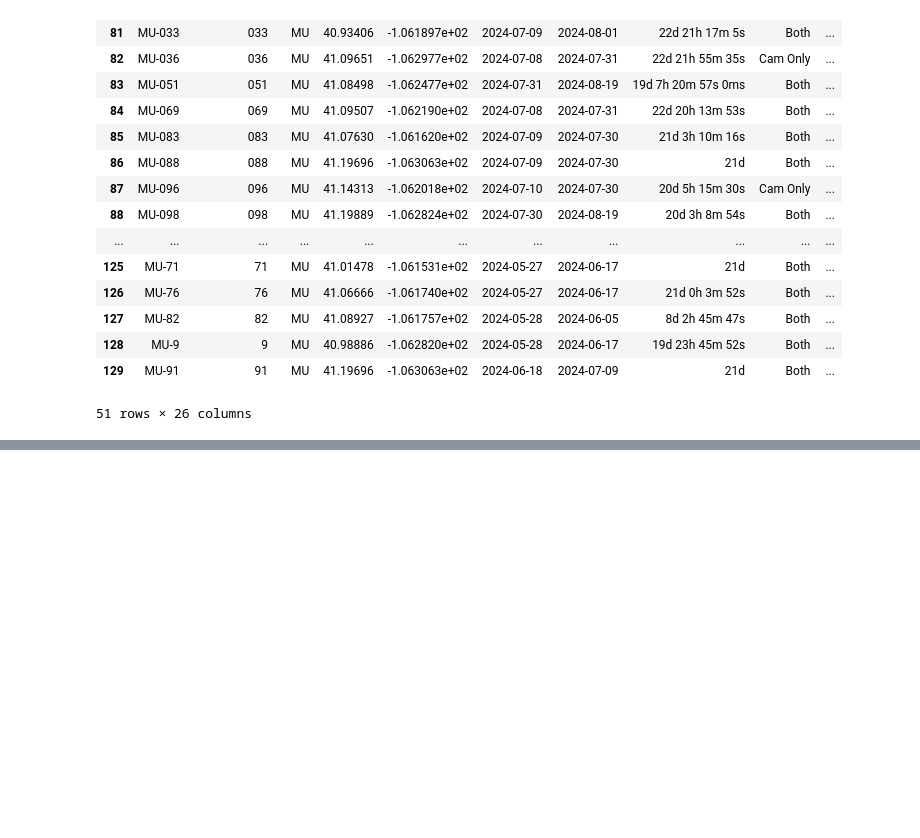
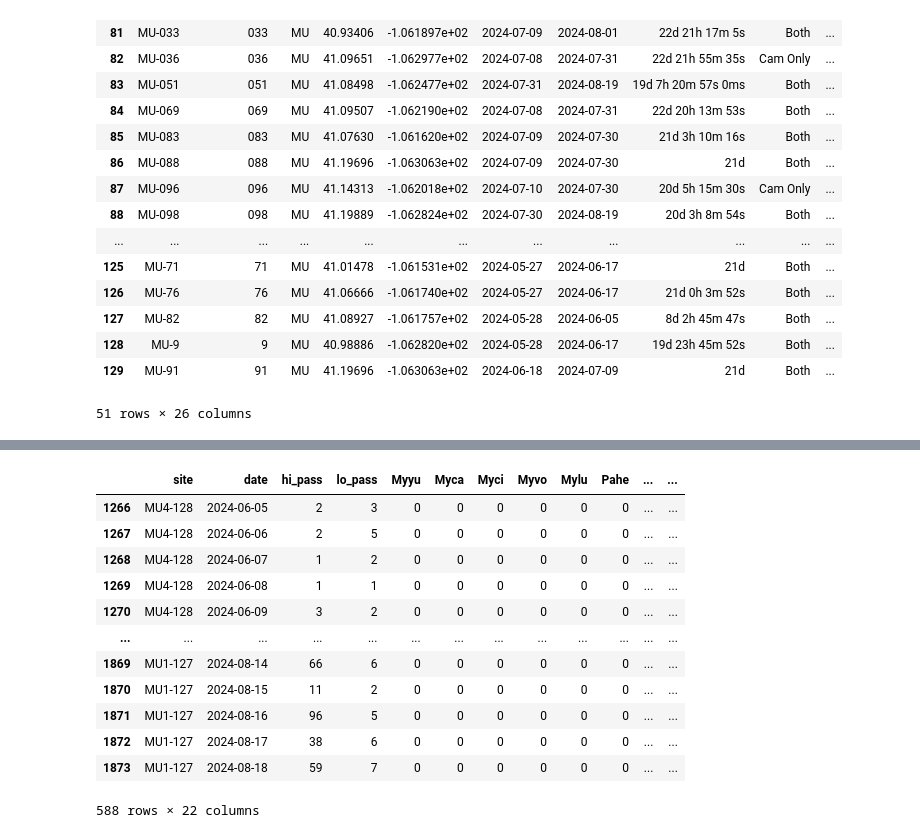
Before and after one commit to ZimmZone/wildlife_fire_response, a Jupyter notebook: 03_import_data.ipynb, the cells around one changed output, grey strips where cells are left out. Saved outputs shown, nothing was run; the diff lists cells and outputs as text; code cells hidden in the pictures; blank space fills up the shorter version.

```diff
--- a/03_import_data.ipynb
+++ b/03_import_data.ipynb
@@ -240,3 +253,19 @@ mullen_site_gdf = mullen_site_gdf.merge(mullen_csv_df, on='site_num') #Mullen si
+# %%
+mullen_bat_df
+# %% [output]
+|  | site | date | hi_pass | lo_pass | Myyu | Myca | Myci | Myvo | Mylu | Pahe | ... | ... |
+| 1266 | MU4-128 | 2024-06-05 | 2 | 3 | 0 | 0 | 0 | 0 | 0 | 0 | ... | ... |
+| 1267 | MU4-128 | 2024-06-06 | 2 | 5 | 0 | 0 | 0 | 0 | 0 | 0 | ... | ... |
+| 1268 | MU4-128 | 2024-06-07 | 1 | 2 | 0 | 0 | 0 | 0 | 0 | 0 | ... | ... |
+| 1269 | MU4-128 | 2024-06-08 | 1 | 1 | 0 | 0 | 0 | 0 | 0 | 0 | ... | ... |
+| 1270 | MU4-128 | 2024-06-09 | 3 | 2 | 0 | 0 | 0 | 0 | 0 | 0 | ... | ... |
+| ... | ... | ... | ... | ... | ... | ... | ... | ... | ... | ... | ... | ... |
+| 1869 | MU1-127 | 2024-08-14 | 66 | 6 | 0 | 0 | 0 | 0 | 0 | 0 | ... | ... |
+| 1870 | MU1-127 | 2024-08-15 | 11 | 2 | 0 | 0 | 0 | 0 | 0 | 0 | ... | ... |
+| 1871 | MU1-127 | 2024-08-16 | 96 | 5 | 0 | 0 | 0 | 0 | 0 | 0 | ... | ... |
+| 1872 | MU1-127 | 2024-08-17 | 38 | 6 | 0 | 0 | 0 | 0 | 0 | 0 | ... | ... |
+| 1873 | MU1-127 | 2024-08-18 | 59 | 7 | 0 | 0 | 0 | 0 | 0 | 0 | ... | ... |
+588 rows × 22 columns
 # %%
 mullen_site_gdf
 # %% [output]
```
Also changed, not shown: parts of 19 cells of this notebook, 13 other files.
